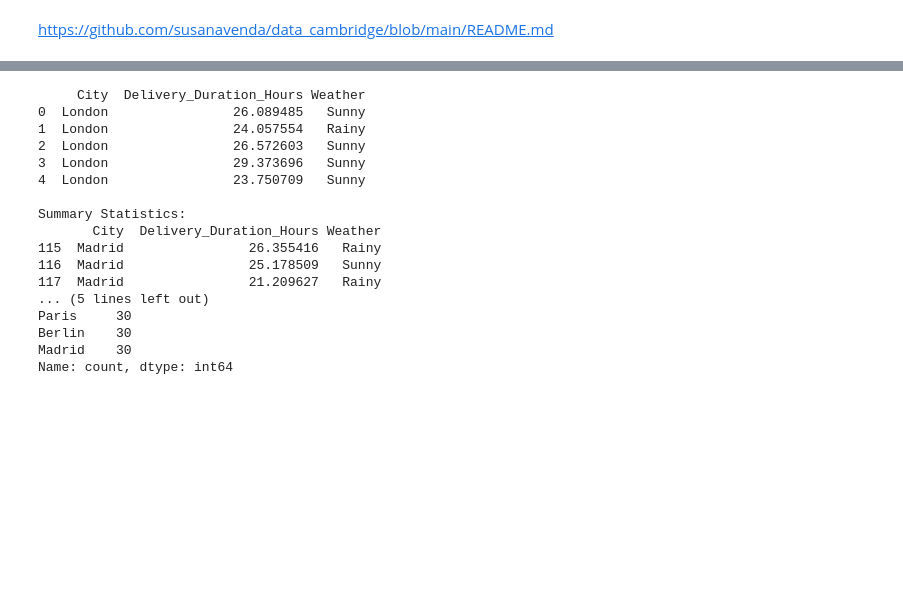
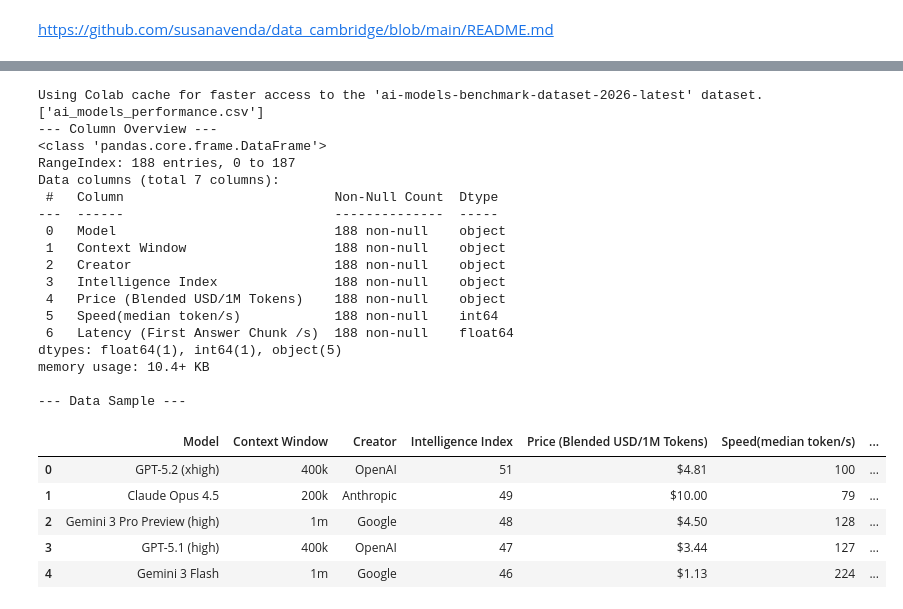
Before and after one commit to susanavenda/data_cambridge, a Jupyter notebook: ai_bench.ipynb, the cells around one changed output, grey strips where cells are left out. Cells and saved outputs as stored; diff of their text form; code cells hidden in the pictures; blank space fills up the shorter version.

```diff
--- a/ai_bench.ipynb
+++ b/ai_bench.ipynb
@@ -61,30 +19,41 @@ def generate_delivery_dataset(n_samples_per_city=30):
-# %%
-# generating my dataset
-dataset = generate_delivery_dataset()
-print(dataset.head())
-print("\nSummary Statistics:")
-print(dataset.tail())
-print(dataset['City'].unique())
-print(dataset['City'].value_counts())
-# --- Assignment Answers ---
-# Identify the Test: One-Way ANOVA
-# Define H0: Mean delivery duration is the same for all four cities.
-# Choose the Plot: Boxplot or Violin Plot
-# %% [output]
-     City  Delivery_Duration_Hours Weather
-0  London                26.089485   Sunny
-1  London                24.057554   Rainy
-2  London                26.572603   Sunny
-3  London                29.373696   Sunny
-4  London                23.750709   Sunny
-
-Summary Statistics:
-       City  Delivery_Duration_Hours Weather
-115  Madrid                26.355416   Rainy
-116  Madrid                25.178509   Sunny
-117  Madrid                21.209627   Rainy
-... (5 lines left out)
-Paris     30
-Berlin    30
-Madrid    30
-Name: count, dtype: int64
+# %%
+import kagglehub
+path = kagglehub.dataset_download("asadullahcreative/ai-models-benchmark-dataset-2026-latest")
+print(os.listdir(path))
+
+# Combining the path and filename
+file_full_path = os.path.join(path, 'ai_models_performance.csv')
+df = pd.read_csv(file_full_path)
+
+# Inspecting the 'ingredients' of our dataset
+print("--- Column Overview ---")
+df.info()
+
+print("\n--- Data Sample ---")
+df.head()
+# %% [output]
+Using Colab cache for faster access to the 'ai-models-benchmark-dataset-2026-latest' dataset.
+['ai_models_performance.csv']
+--- Column Overview ---
+<class 'pandas.core.frame.DataFrame'>
+RangeIndex: 188 entries, 0 to 187
+Data columns (total 7 columns):
+ #   Column                           Non-Null Count  Dtype
+---  ------                           --------------  -----
+ 0   Model                            188 non-null    object
+ 1   Context Window                   188 non-null    object
+ 2   Creator                          188 non-null    object
+ 3   Intelligence Index               188 non-null    object
+ 4   Price (Blended USD/1M Tokens)    188 non-null    object
+ 5   Speed(median token/s)            188 non-null    int64
+ 6   Latency (First Answer Chunk /s)  188 non-null    float64
+dtypes: float64(1), int64(1), object(5)
+memory usage: 10.4+ KB
+
+--- Data Sample ---
+|  | Model | Context Window | Creator | Intelligence Index | Price (Blended USD/1M Tokens) | Speed(median token/s) | ... |
+| 0 | GPT-5.2 (xhigh) | 400k | OpenAI | 51 | $4.81 | 100 | ... |
+| 1 | Claude Opus 4.5 | 200k | Anthropic | 49 | $10.00 | 79 | ... |
+| 2 | Gemini 3 Pro Preview (high) | 1m | Google | 48 | $4.50 | 128 | ... |
+| 3 | GPT-5.1 (high) | 400k | OpenAI | 47 | $3.44 | 127 | ... |
+| 4 | Gemini 3 Flash | 1m | Google | 46 | $1.13 | 224 | ... |
```
Also changed, not shown: parts of 27 cells of this notebook.
